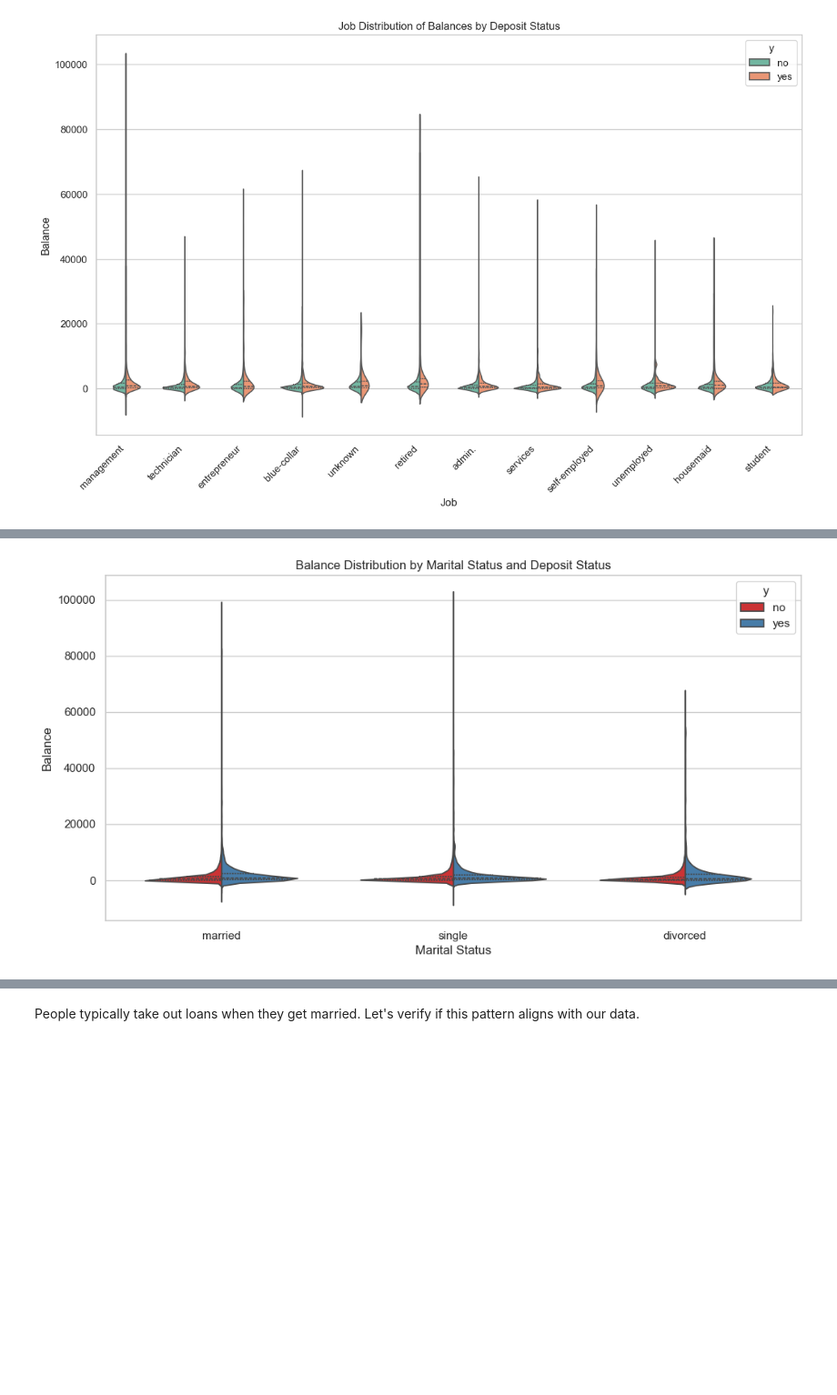
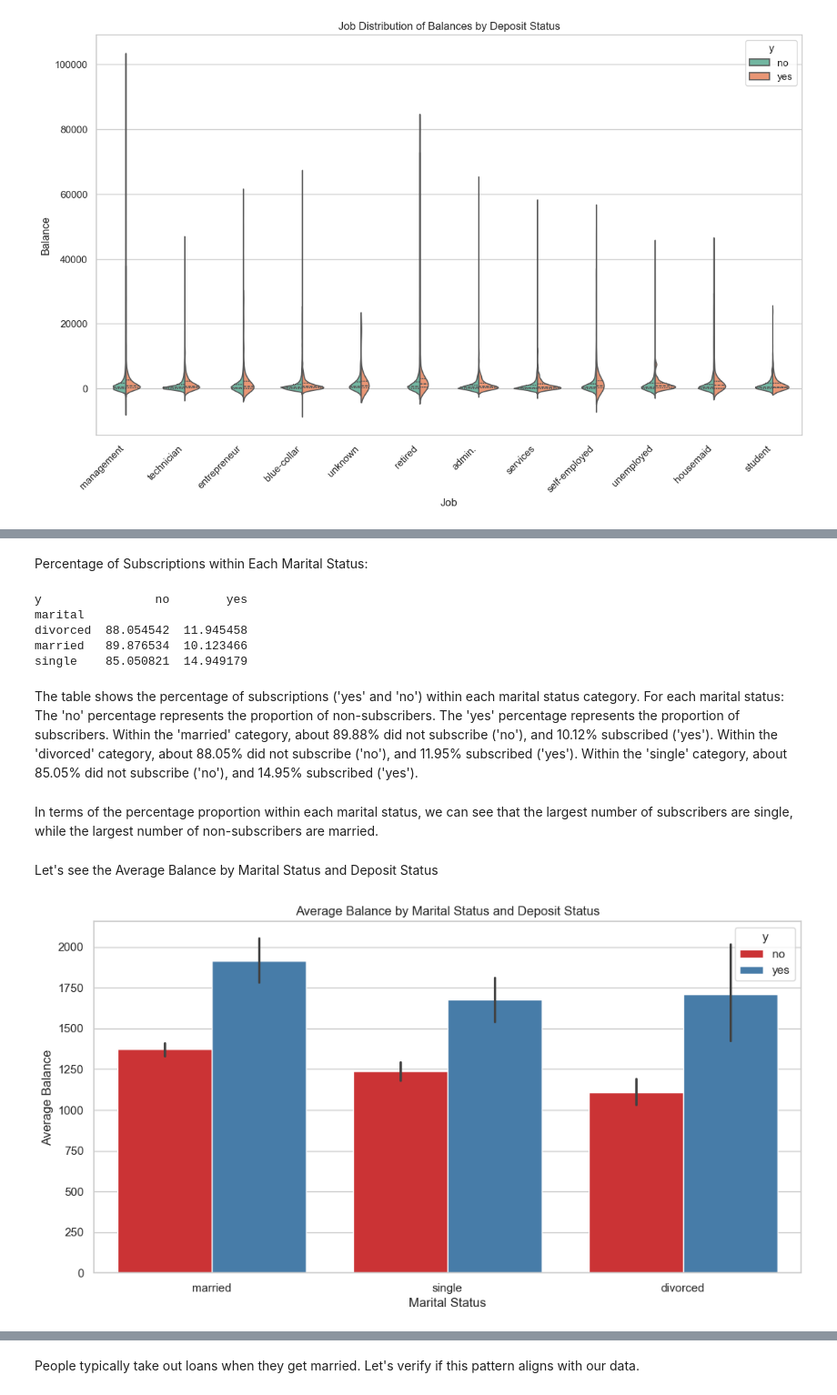
Before and after one commit to AnastasiaSkaliy/bank_marketing_campaign_analysis, a Jupyter notebook: hackthon3.ipynb, the cells around one changed output, grey strips where cells are left out. Shown at 91% size. Cells and saved outputs as stored; diff of their text form; code cells hidden in the pictures; blank space fills up the shorter version.

```diff
--- a/hackthon3.ipynb
+++ b/hackthon3.ipynb
@@ -489,12 +497,33 @@ We can observe the largest number of people who subscribed are singe, and the la
+# %% [markdown]
+Percentage of Subscriptions within Each Marital Status:
+# %%
+# Calculate the percentage of subscriptions within each marital status category
+marital_percentage = bank_full.groupby('marital')['y'].value_counts(normalize=True).unstack() * 100
+print(marital_percentage)
+# %% [output]
+y                no        yes
+marital
+divorced  88.054542  11.945458
+married   89.876534  10.123466
+single    85.050821  14.949179
+# %% [markdown]
+The table shows the percentage of subscriptions ('yes' and 'no') within each marital status category.
+For each marital status:
+The 'no' percentage represents the proportion of non-subscribers.
+The 'yes' percentage represents the proportion of subscribers.
+Within the 'married' category, about 89.88% did not subscribe ('no'), and 10.12% subscribed ('yes').
+Within the 'divorced' category, about 88.05% did not subscribe ('no'), and 11.95% subscribed ('yes').
+Within the 'single' category, about 85.05% did not subscribe ('no'), and 14.95% subscribed ('yes').
+# %% [markdown]
+In terms of the percentage proportion within each marital status, we can see that the largest number of subscribers are single, while the largest number of non-subscribers are married.
+# %% [markdown]
+Let's see the Average Balance by Marital Status and Deposit Status
 # %%
-sns.set(style="whitegrid")
-# Create a violin plot for balance distribution by marital status and deposit status
 plt.figure(figsize=(12, 6))
-sns.violinplot(x='marital', y='balance', hue='y', data=bank_full, palette="Set1", split=True, inner="quartile")
-
-plt.title('Balance Distribution by Marital Status and Deposit Status')
+sns.barplot(x='marital', y='balance', hue='y', data=bank_full, palette="Set1")
+plt.title('Average Balance by Marital Status and Deposit Status')
 plt.xlabel('Marital Status')
-plt.ylabel('Balance')
+plt.ylabel('Average Balance')
 plt.show()
 # %% [output]
-[figure, old version]
+[figure, new version]
```
Also changed, not shown: parts of 28 cells of this notebook.
